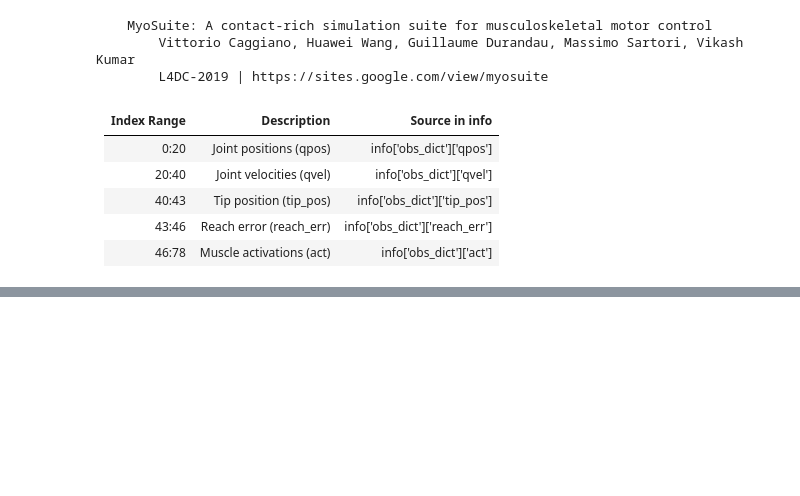
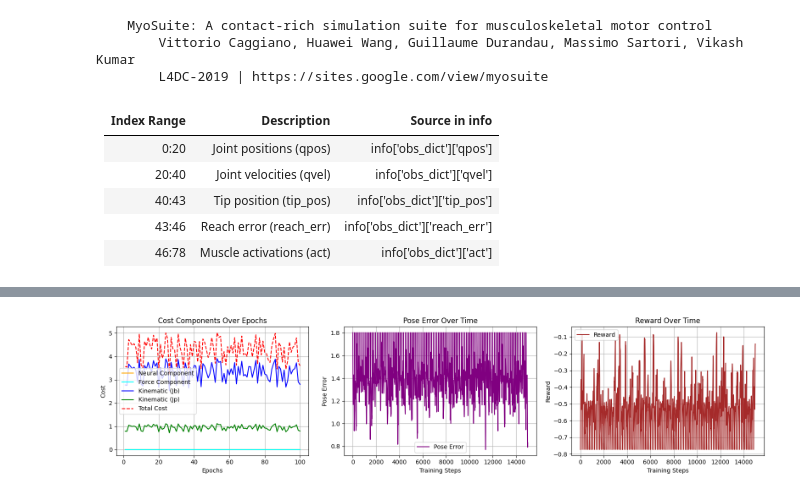
Before and after one commit to MetthewB/NX-492, a Jupyter notebook: script/myoarm.ipynb, the cells around one changed output, grey strips where cells are left out. Cells and saved outputs as stored; diff of their text form; code cells hidden in the pictures; blank space fills up the shorter version.

Commit message:
Advances in MyoArm (code runs + plots)

```diff
--- a/script/myoarm.ipynb
+++ b/script/myoarm.ipynb
@@ -221,7 +227,3 @@ obs, info = env.reset()
     MyoSuite: A contact-rich simulation suite for musculoskeletal motor control
         Vittorio Caggiano, Huawei Wang, Guillaume Durandau, Massimo Sartori, Vikash Kumar
         L4DC-2019 | https://sites.google.com/view/myosuite
-# %%
-# Take a random action
-action = env.action_space.sample()
-obs, reward, terminated, truncated, info = env.step(action)
@@ -268,10 +235,3 @@ obs, reward, terminated, truncated, info = env.step(action)
 | 40:43           | Tip position (tip_pos)        | info['obs_dict']['tip_pos']      |
 | 43:46           | Reach error (reach_err)       | info['obs_dict']['reach_err']    |
 | 46:78           | Muscle activations (act)      | info['obs_dict']['act']          |
-# %%
-# Initialize muscle lengths
-L_m = torch.ones(n_muscles)
-
-# Initialize delayed feedback buffers
-joint_angle_buffer = [torch.zeros(2) for _ in range(feedback_delay_steps)]
-joint_velocity_buffer = [torch.zeros(2) for _ in range(feedback_delay_steps)]
@@ -321,7 +314,7 @@ class NeuralLimbController(nn.Module):
         self.y_m = self.neural_activation_step(self.y_m, u_m)
 
         # Muscle activation layer input (u_act) and output (y_act)
-        u_act = self.w_act @ self.y_m + G_s * x_aff_t
+        u_act = self.w_act @ self.y_m + G_s_low * x_aff_t
         self.y_act = self.muscle_activation_step(self.y_act, u_act)
 
         return self.y_act
@@ -415,0 +472,36 @@ RuntimeError: size mismatch, got input (6), mat (6x2), vec (1)
+# %%
+fig, axes = plt.subplots(1, 3, figsize=(16, 4))
+
+# Plot all cost components
+axes[0].plot(range(1, num_epochs + 1), epoch_costs["neural"], label="Neural Component", color="orange")
+axes[0].plot(range(1, num_epochs + 1), epoch_costs["force"], label="Force Component", color="cyan")
+axes[0].plot(range(1, num_epochs + 1), epoch_costs["J_b"], label="Kinematic (Jb)", color="blue")
+axes[0].plot(range(1, num_epochs + 1), epoch_costs["J_p"], label="Kinematic (Jp)", color="green")
+axes[0].plot(range(1, num_epochs + 1), epoch_costs["total"], label="Total Cost", linestyle="--", color="red")
+axes[0].set_xlabel("Epochs")
+axes[0].set_ylabel("Cost")
+axes[0].set_title("Cost Components Over Epochs")
+axes[0].legend()
+axes[0].grid()
+
+# Plot the pose error over training steps
+axes[1].plot(range(len(pose_errors)), pose_errors, label="Pose Error", color="purple")
+axes[1].set_xlabel("Training Steps")
+axes[1].set_ylabel("Pose Error")
+axes[1].set_title("Pose Error Over Time")
+axes[1].legend()
+axes[1].grid()
+
+# Plot the reward over training steps
+axes[2].plot(range(len(rewards)), rewards, label="Reward", color="brown")
+axes[2].set_xlabel("Training Steps")
+axes[2].set_ylabel("Reward")
+axes[2].set_title("Reward Over Time")
+axes[2].legend()
+axes[2].grid()
+
+# Adjust layout and show the plot
+plt.tight_layout()
+plt.show()
+# %% [output]
+[figure, added]
```
Also changed, not shown: parts of 10 cells of this notebook, 1 other file.
